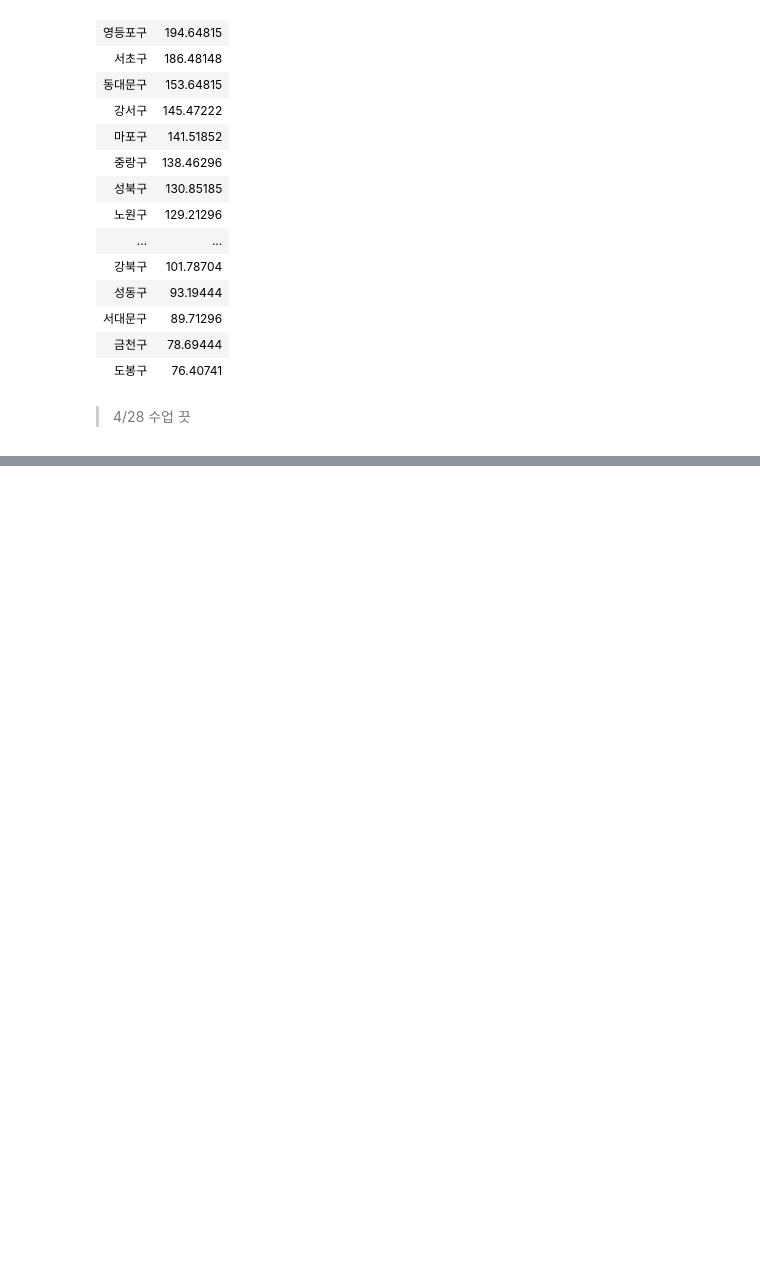
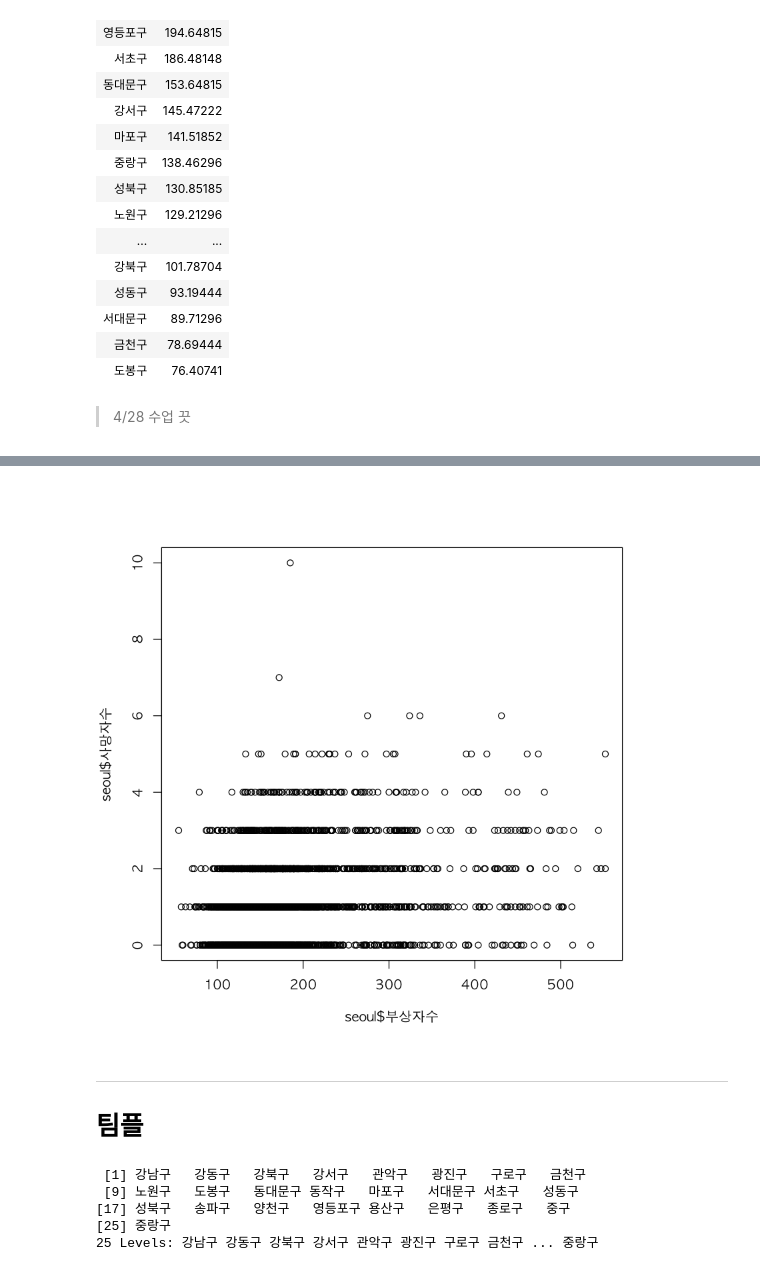
Before and after one commit to monargent0/TJRrrClass, a Jupyter notebook: 08. 파일 입출력.ipynb, the cells around one changed output, grey strips where cells are left out. Cells and saved outputs as stored; diff of their text form; code cells hidden in the pictures; blank space fills up the shorter version.

```diff
--- a/08. 파일 입출력.ipynb
+++ b/08. 파일 입출력.ipynb
@@ -675,0 +814,19 @@ arrange(regionAcc.mean, desc(발생건수))
+# %%
+par(family = "AppleGothic")
+plot(seoul$부상자수 ,seoul$사망자수) # 의미없는 데이터
+# %% [output]
+[figure, added]
+# %% [markdown]
+---
+# 팀플
+# %%
+region1 <- in_mean$자치구명
+region <- in_mean$자치구명
+region <- as.character(region)
+region1
+# %% [output]
+ [1] 강남구   강동구   강북구   강서구   관악구   광진구   구로구   금천구
+ [9] 노원구   도봉구   동대문구 동작구   마포구   서대문구 서초구   성동구
+[17] 성북구   송파구   양천구   영등포구 용산구   은평구   종로구   중구
+[25] 중랑구
+25 Levels: 강남구 강동구 강북구 강서구 관악구 광진구 구로구 금천구 ... 중랑구
```
Also changed, not shown: parts of 29 cells of this notebook.
